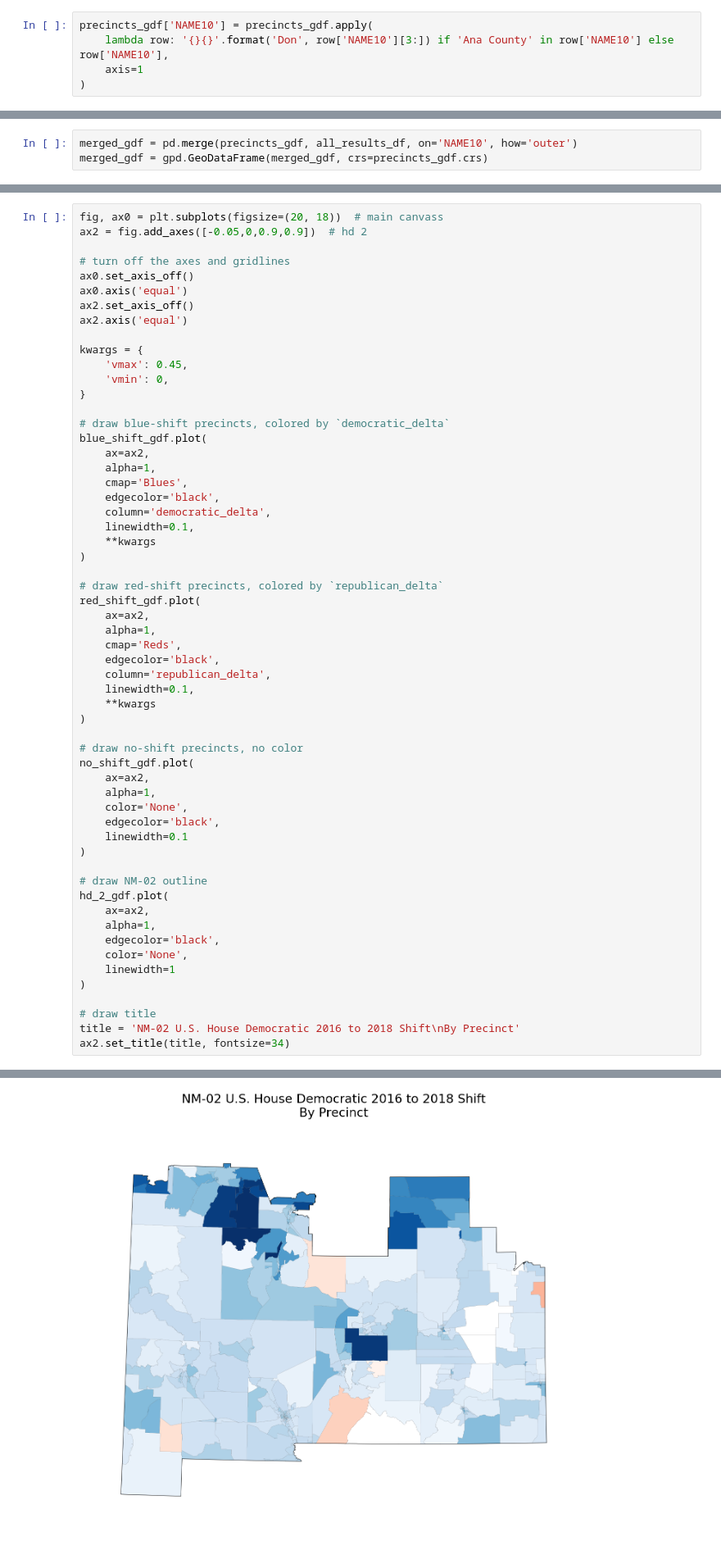
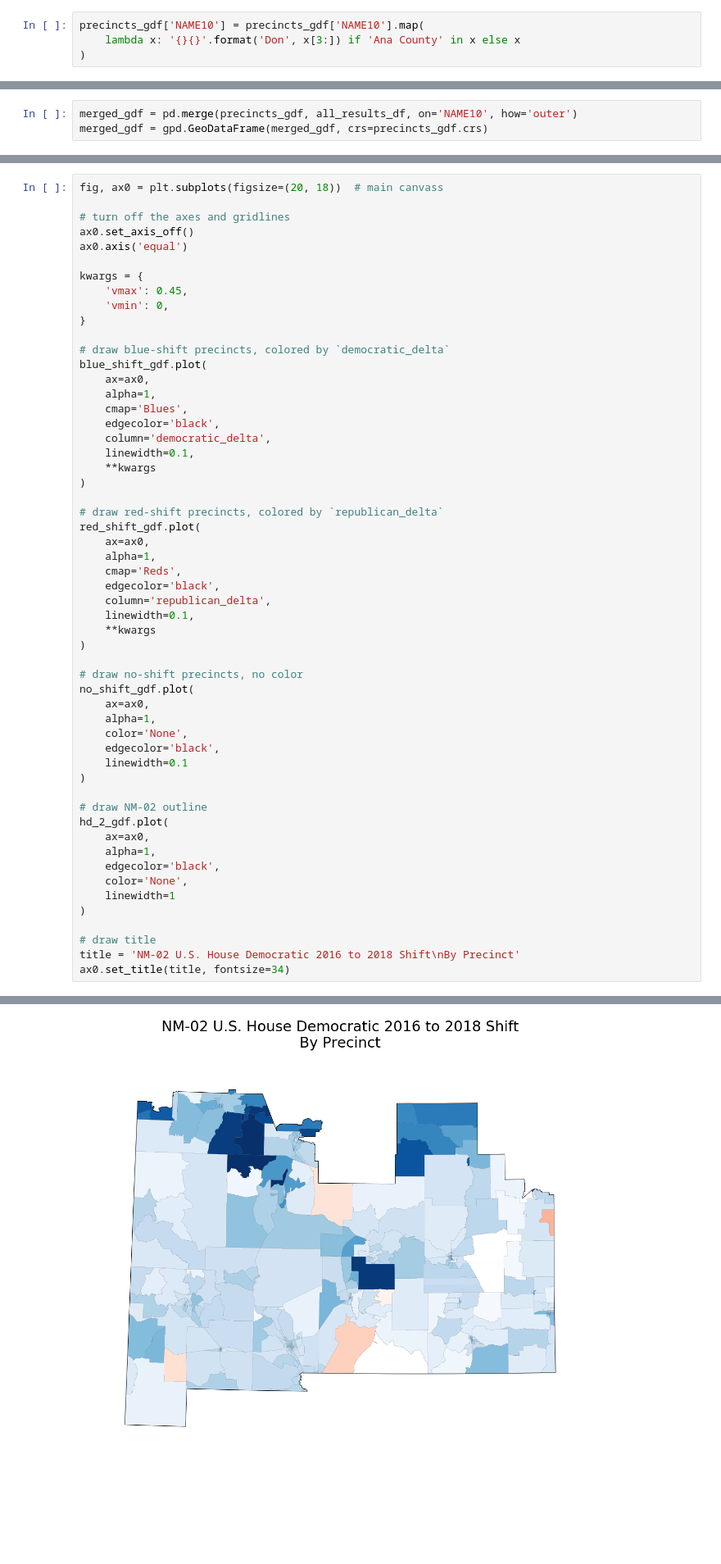
Before and after one commit to hodgesmr/election_map_tutorial, a Jupyter notebook: Election_Map_Tutorial.ipynb, the cells around one changed output, grey strips where cells are left out. Shown: that part at 82% size. Drawn from its saved outputs; the diff is of its cells as text; blank space fills up the shorter version.

```diff
--- a/Election_Map_Tutorial.ipynb
+++ b/Election_Map_Tutorial.ipynb
@@ -114,9 +114,8 @@ Sample of 2018 data:
 
 Doña Ana County in the precinct shapefile has Windows-1252 (or CP-1252) encoded characters that we're going replace for simplicity with the ASCII Dona Ana County. This will match our results files.
 # %%
-precincts_gdf['NAME10'] = precincts_gdf.apply(
-    lambda row: '{}{}'.format('Don', row['NAME10'][3:]) if 'Ana County' in row['NAME10'] else row['NAME10'],
-    axis=1
+precincts_gdf['NAME10'] = precincts_gdf['NAME10'].map(
+    lambda x: '{}{}'.format('Don', x[3:]) if 'Ana County' in x else x
 )
 # %% [markdown]
 ### Calculcate and extract the precinct results
@@ -249,13 +248,10 @@ We're now ready to draw our results to the map. First, set up the canvass. We'll
 From there we can draw our precincts.
 # %%
 fig, ax0 = plt.subplots(figsize=(20, 18))  # main canvass
-ax2 = fig.add_axes([-0.05,0,0.9,0.9])  # hd 2
 
 # turn off the axes and gridlines
 ax0.set_axis_off()
 ax0.axis('equal')
-ax2.set_axis_off()
-ax2.axis('equal')
 
 kwargs = {
     'vmax': 0.45,
@@ -264,7 +260,7 @@ kwargs = {
 
 # draw blue-shift precincts, colored by `democratic_delta`
 blue_shift_gdf.plot(
-    ax=ax2,
+    ax=ax0,
     alpha=1,
     cmap='Blues',
     edgecolor='black',
@@ -275,36 +271,36 @@ blue_shift_gdf.plot(
 
 # draw red-shift precincts, colored by `republican_delta`
 red_shift_gdf.plot(
-    ax=ax2,
+    ax=ax0,
     alpha=1,
     cmap='Reds',
     edgecolor='black',
     column='republican_delta',
     linewidth=0.1,
     **kwargs
 )
 
 # draw no-shift precincts, no color
 no_shift_gdf.plot(
-    ax=ax2,
+    ax=ax0,
     alpha=1,
     color='None',
     edgecolor='black',
     linewidth=0.1
 )
 
 # draw NM-02 outline
 hd_2_gdf.plot(
-    ax=ax2,
+    ax=ax0,
     alpha=1,
     edgecolor='black',
     color='None',
     linewidth=1
 )
 
 # draw title
 title = 'NM-02 U.S. House Democratic 2016 to 2018 Shift\nBy Precinct'
-ax2.set_title(title, fontsize=34)
+ax0.set_title(title, fontsize=34)
 # %% [output]
 Text(0.5, 1.0, 'NM-02 U.S. House Democratic 2016 to 2018 Shift\nBy Precinct')
-[figure, old version]
+[figure, new version]
```
Also changed, not shown: parts of 2 cells of this notebook.
